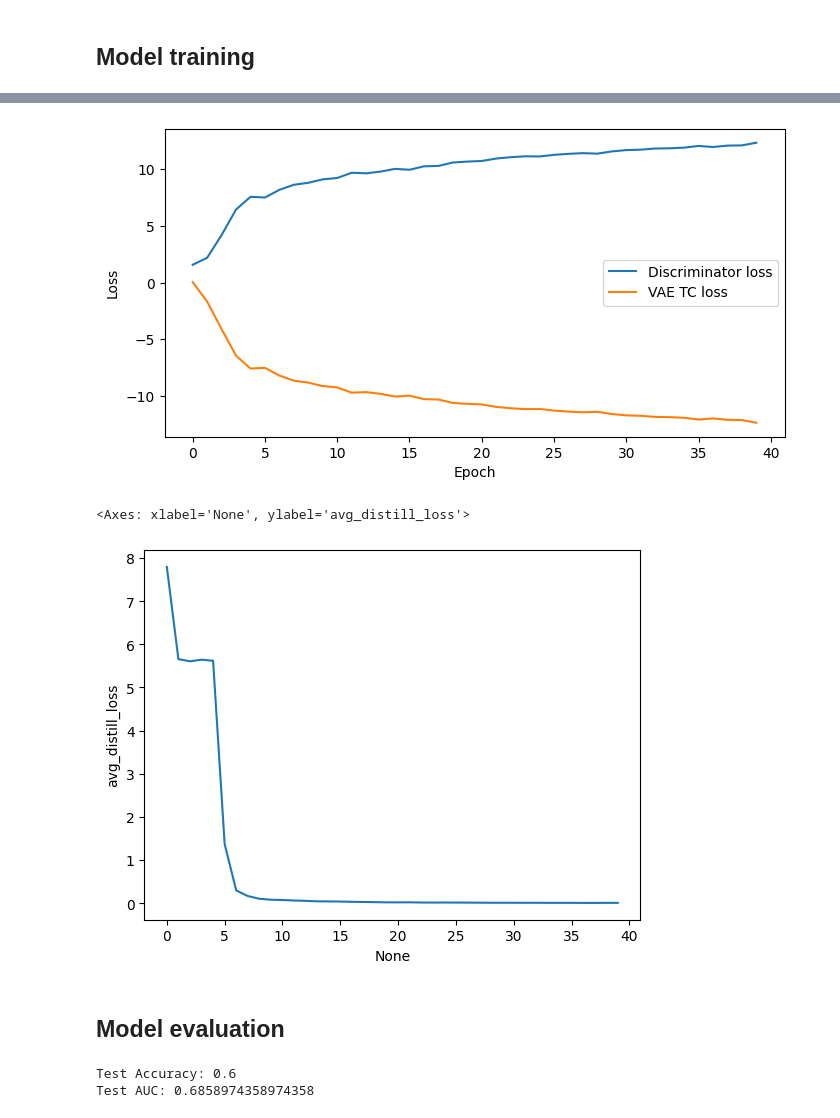
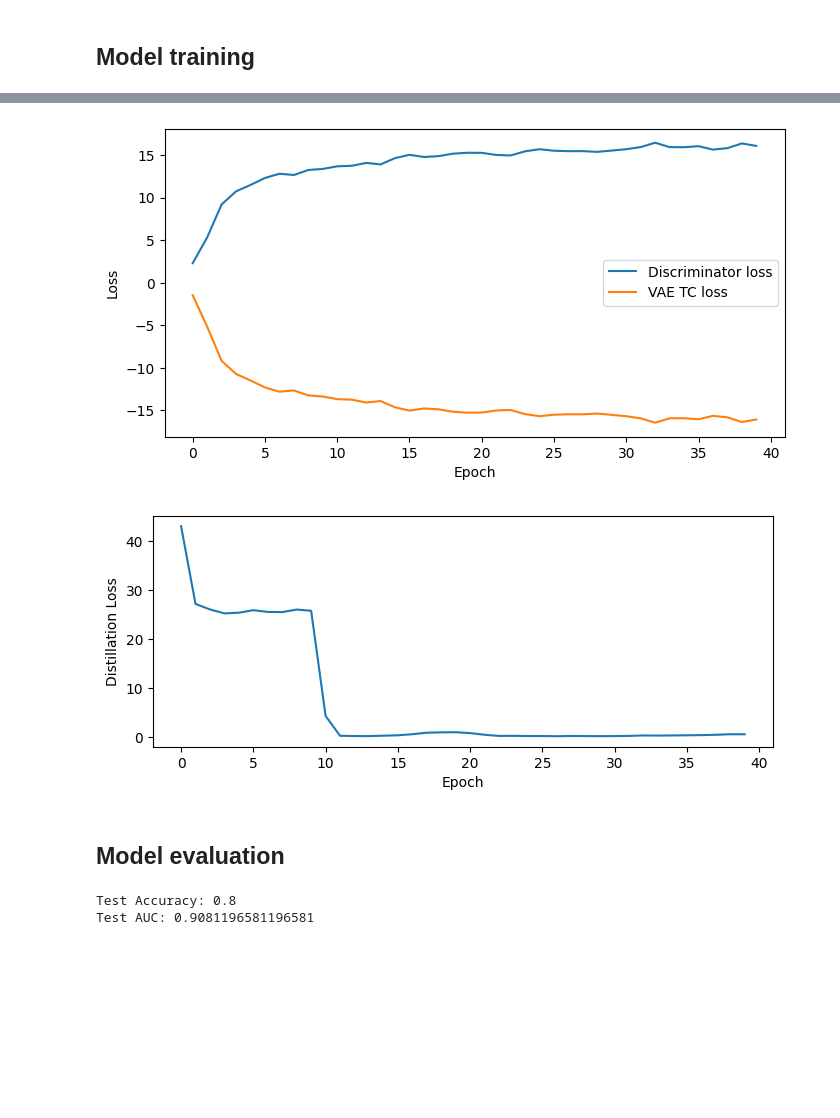
Before and after one commit to LuSyo/Health-ML-Bias-Experiments, a Jupyter notebook: notebooks/022c_CAD_DCEVAE.ipynb, the cells around one changed output, grey strips where cells are left out. Cells and saved outputs as stored; diff of their text form; code cells hidden in the pictures; blank space fills up the shorter version.

```diff
--- a/notebooks/022c_CAD_DCEVAE.ipynb
+++ b/notebooks/022c_CAD_DCEVAE.ipynb
@@ -34,17 +34,18 @@ DEVICE = torch.device('cuda' if torch.cuda.is_available() else 'cpu')
 MODEL_PATH = PROJECT_ROOT + '/models/dcevae.pt'
 SEED = 4
 BATCH_SIZE = 32
-UC_DIM = 3
-UD_DIM = 3
+UC_DIM = 12
+UD_DIM = 12
 H_DIM = 5
 ACT_FN = 'relu'
 N_EPOCHS = 40
 LEARNING_RATE = 0.01
 CORR_RECON_ALPHA = 1
 DESC_RECON_ALPHA = 1
-PRED_ALPHA = 1
+PRED_ALPHA = 10
 FAIR_BETA = 1
 TC_BETA = 1
+DISTILL_KL_ANN_N = 10
 
 args = Namespace(
     device=DEVICE,
@@ -533,15 +534,17 @@ class DCEVAE(nn.Module):
     x_sens_p = self._process_features(x_sens, self.sens_meta)
 
     # Run the discriminator on factual samples
-    input_disc = torch.cat((u_desc, u_corr, x_sens_p), dim=1)
+    u_desc_det = u_desc.detach()
+    u_corr_det = u_corr.detach()
+    input_disc = torch.cat((u_desc_det, u_corr_det, x_sens_p), dim=1)
     disc_logits = self.discriminator(input_disc)
 
     # Prepare permuted samples
     permuted_indices = np.random.permutation(u_desc.size(0))
-    u_desc_permuted = u_desc[permuted_indices]
+    u_desc_permuted = u_desc_det[permuted_indices]
 
     # Run the discriminator on permuted samples
-    input_disc_permuted = torch.cat((u_desc_permuted, u_corr, x_sens_p), dim=1)
+    input_disc_permuted = torch.cat((u_desc_permuted, u_corr_det, x_sens_p), dim=1)
     disc_logits_permuted = self.discriminator(input_disc_permuted)
 
     # Calculate the TC loss to minimise for the VAE
@@ -570,8 +573,10 @@ class DCEVAE(nn.Module):
         x_ind, x_desc, x_corr, x_sens, y=None)
 
     # KL divergence between abduction and inference dists
-    distill_L = self.kl_div(mu_corr, logvar_corr, mu_corr_inf, logvar_corr_inf) +\
-                  self.kl_div(mu_desc, logvar_desc, mu_desc_inf, logvar_desc_inf)
+    distill_L = self.kl_div(mu_corr.detach(), logvar_corr.detach(),
+                            mu_corr_inf, logvar_corr_inf) +\
+                  self.kl_div(mu_desc.detach(), logvar_desc.detach(),
+                              mu_desc_inf, logvar_desc_inf)
 
     # Reparamaterise
     u_corr = self.reparameterize(mu_corr, logvar_corr)
@@ -671,7 +676,7 @@ for epoch in range(args.n_epochs):
     main_optimiser.zero_grad()
 
     # Forward pass and loss calculation
-    distill_weight = 0 if epoch < 5 else 1
+    distill_weight = 0 if epoch < DISTILL_KL_ANN_N else 1
     elbo, disc_L, desc_recon_L, corr_recon_L, y_recon_L, kl_L, tc_L, fair_L, distill_L \
       = model.calculate_loss(x_ind, x_desc, x_corr, x_sens, y, distill_weight)
 
@@ -747,12 +752,15 @@ plt.xlabel('Epoch')
 plt.ylabel('Loss')
 plt.show()
 # %% [output]
-[figure, old version]
+[figure, new version]
 # %%
+plt.figure(figsize=(8, 3))
 sns.lineplot(x=epochs_metrics.index, y=epochs_metrics['avg_distill_loss'])
+plt.xlabel('Epoch')
+plt.ylabel('Distillation Loss')
+plt.show()
 # %% [output]
-<Axes: xlabel='None', ylabel='avg_distill_loss'>
-[figure, old version]
+[figure, new version]
 # %% [markdown]
 ## Model evaluation
 # %%
@@ -767,7 +775,7 @@ with torch.no_grad():
     x_ind, x_desc, x_corr, x_sens, y = [t.to(args.device) for t in batch[:5]]
 
     # Infer latent variables
-    mu_corr, _, mu_desc, _ = model.encode(x_ind, x_desc, x_corr, x_sens, y)
+    mu_corr, _, mu_desc, _ = model.encode(x_ind, x_desc, x_corr, x_sens, y=None)
 
     # Factual and Counterfactual prediction
     # using the mean u_corr and u_desc
@@ -794,5 +802,5 @@ test_results.head()
 print(f'Test Accuracy: {accuracy_score(test_results['y_true'], test_results['y_pred'])}')
 print(f'Test AUC: {roc_auc_score(test_results["y_true"], test_results["y_pred_prob"])}')
 # %% [output]
-Test Accuracy: 0.6
-Test AUC: 0.6858974358974358
+Test Accuracy: 0.8
+Test AUC: 0.9081196581196581
```
Also changed, not shown: parts of 1 cell of this notebook.
